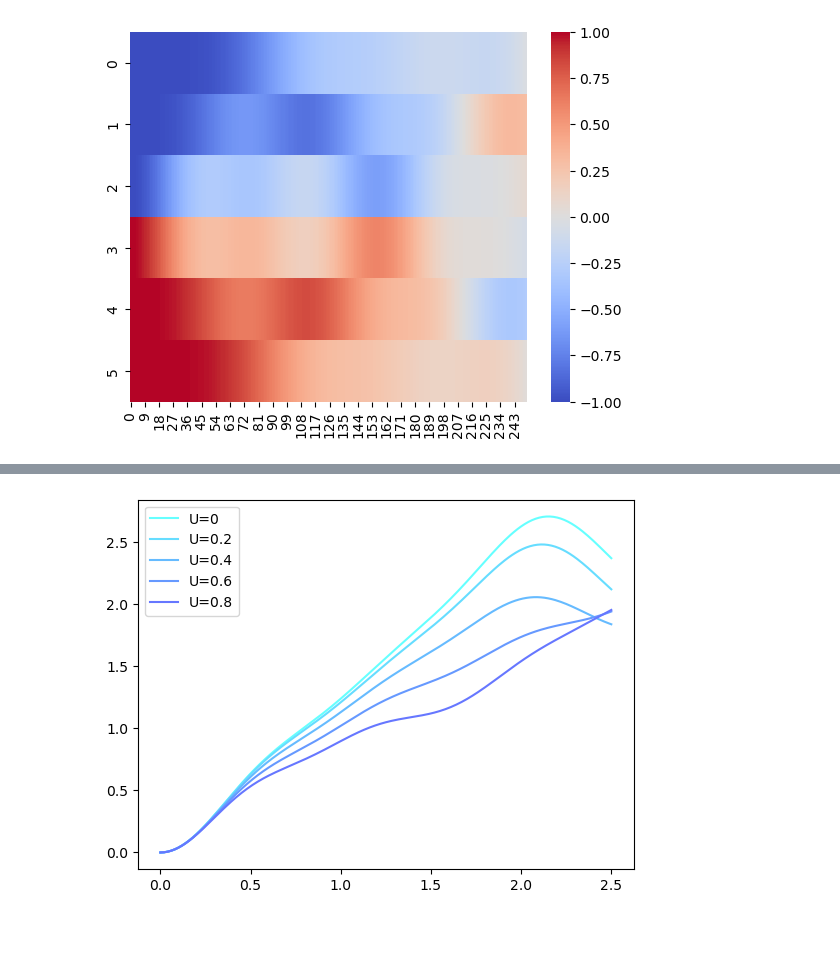
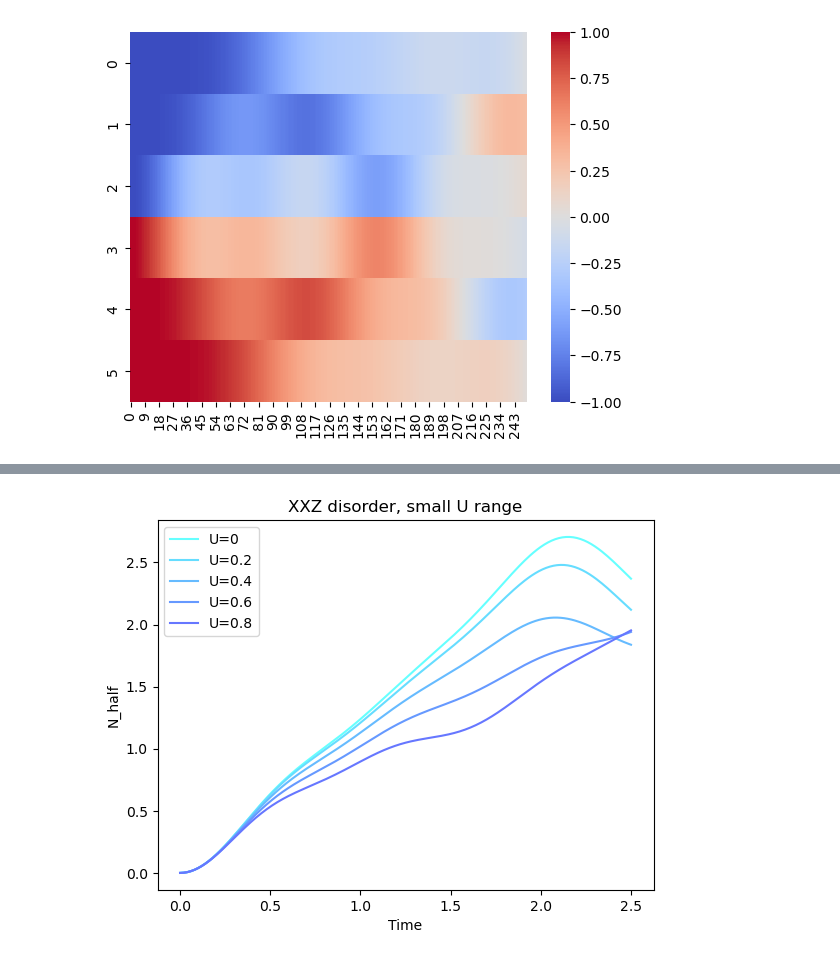
Before and after one commit to Zao-0/QuSim_on_digital_quantum_computer, a Jupyter notebook: Demo_qiskit.ipynb, the cells around one changed output, grey strips where cells are left out. Cells and saved outputs as stored; diff of their text form; code cells hidden in the pictures; blank space fills up the shorter version.

```diff
--- a/Demo_qiskit.ipynb
+++ b/Demo_qiskit.ipynb
@@ -232,34 +238,37 @@ plt.show()
 # %%
 nhalf_result_dict = {}
 fq_op_result_dict = {}
 hj_list = [0]*num_qubits
 ticks = [dt*i for i in range(n+1)]
 color_list = ['#66ffff','#66ddff','#66bbff','#6699ff','#6677ff']
 for U in [0,0.2,0.4,0.6,0.8]:
     H = get_Hamiltonian(num_qubits,J,U,hj_list)
     qc = get_wall_state(num_qubits)
     problem = TimeEvolutionProblem(H, initial_state=qc, time=t, aux_operators=[nhalf_op,fq_op1,fq_op2])
     trotter = TrotterQRTE(num_timesteps=n, estimator=Estimator())
     result = trotter.evolve(problem)
     observables = np.array(np.array(result.observables)[:, :, 0])
 
     nhalf_result = np.array(observables[:,0], dtype = float).flatten()
     fq_op1_result = np.array(observables[:,1],dtype = float).flatten()
     fq_op2_result = np.array(observables[:,2],dtype = float).flatten()
     fq_op_result = np.zeros(n, dtype = float)
     for i in range(n):
         fq_op_result[i] = fq_op1_result[i]/N - fq_op2_result[i]**2/N
     nhalf_result_dict[U] = nhalf_result
     fq_op_result_dict[U] = fq_op_result
 
 i=0
 for U in [0,0.2,0.4,0.6,0.8]:
     plt.plot(ticks, nhalf_result_dict[U],color = color_list[i], label = f'U={U}')
     i+=1
+plt.title('XXZ disorder, small U range')
+plt.xlabel('Time')
+plt.ylabel('N_half')
 plt.legend()
 plt.show()
 # %% [output]
-[figure, old version]
+[figure, new version]
 # %%
 temp_dict = {}
 for i in range(2):
```
Also changed, not shown: parts of 2 cells of this notebook, 3 other files.
